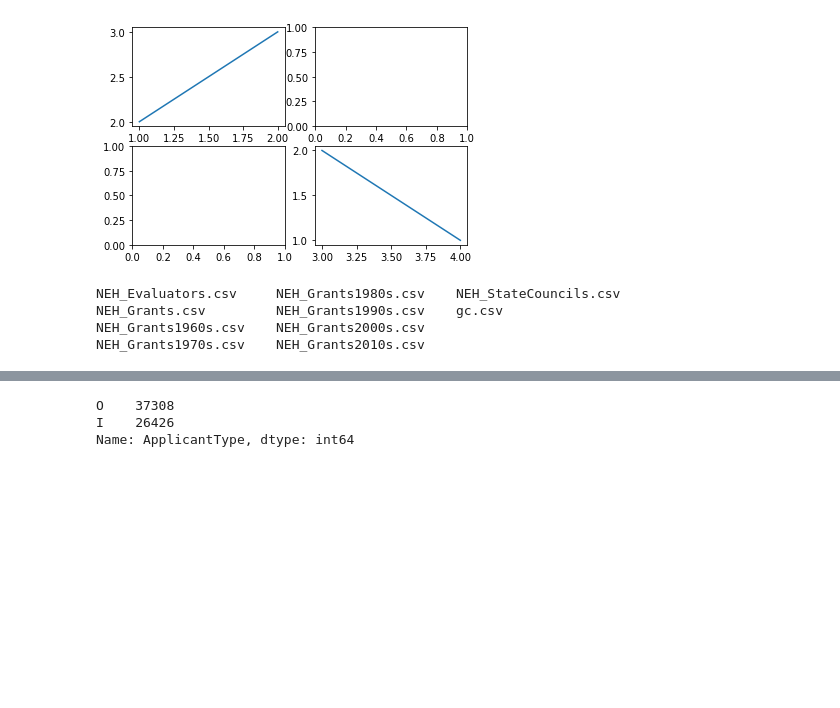
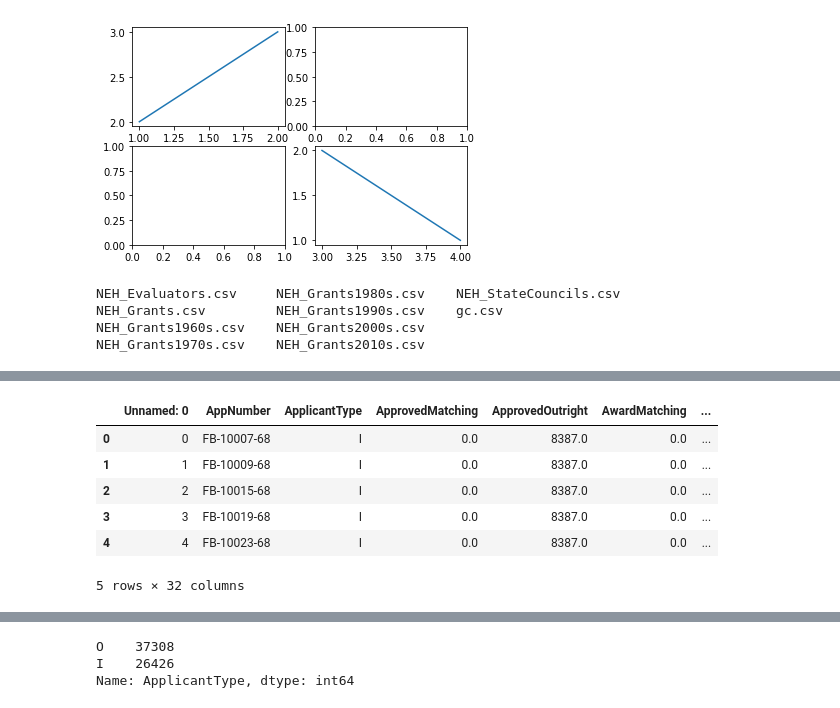
Before and after one commit to story645/neh, a Jupyter notebook: python/matplotlib_tutorial.ipynb, the cells around one changed output, grey strips where cells are left out. Drawn from its saved outputs; the diff is of its cells as text; code cells hidden in the pictures; blank space fills up the shorter version.

```diff
--- a/python/matplotlib_tutorial.ipynb
+++ b/python/matplotlib_tutorial.ipynb
@@ -72,0 +64,10 @@ df.describe(include=['object'])
+# %%
+df.head()
+# %% [output]
+|  | Unnamed: 0 | AppNumber | ApplicantType | ApprovedMatching | ApprovedOutright | AwardMatching | ... |
+| 0 | 0 | FB-10007-68 | I | 0.0 | 8387.0 | 0.0 | ... |
+| 1 | 1 | FB-10009-68 | I | 0.0 | 8387.0 | 0.0 | ... |
+| 2 | 2 | FB-10015-68 | I | 0.0 | 8387.0 | 0.0 | ... |
+| 3 | 3 | FB-10019-68 | I | 0.0 | 8387.0 | 0.0 | ... |
+| 4 | 4 | FB-10023-68 | I | 0.0 | 8387.0 | 0.0 | ... |
+5 rows × 32 columns
```
Also changed, not shown: parts of 40 cells of this notebook, 6 other files.
